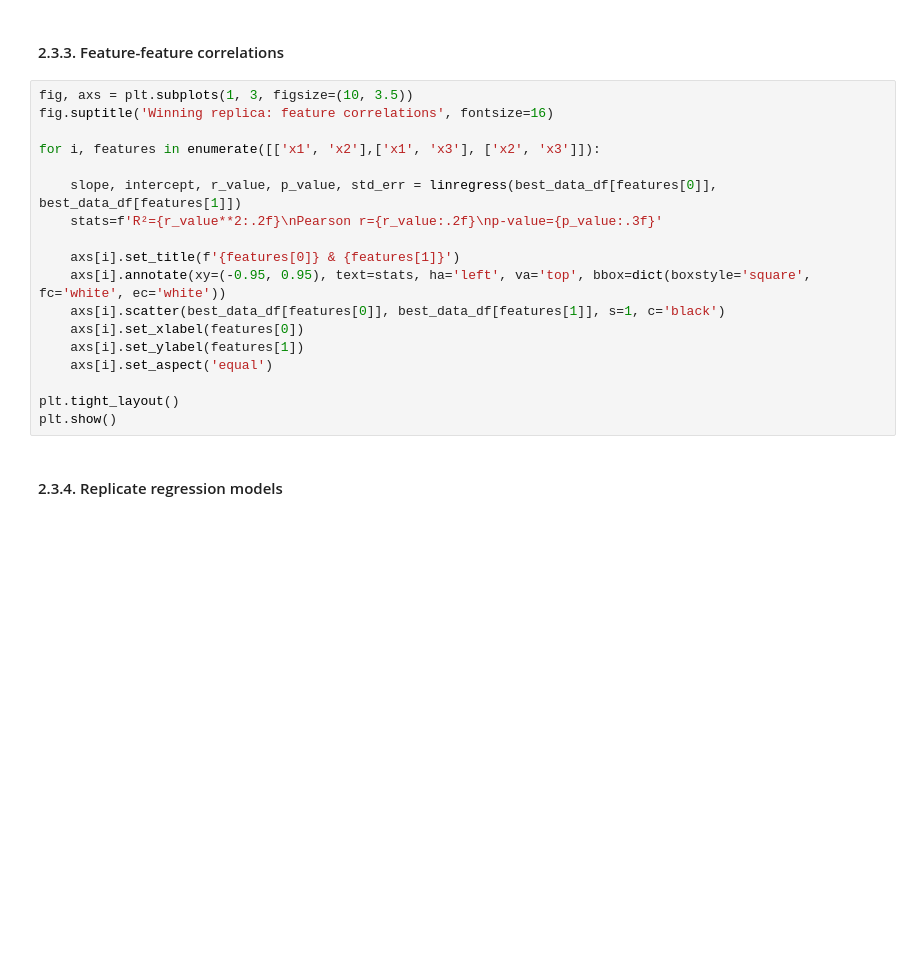
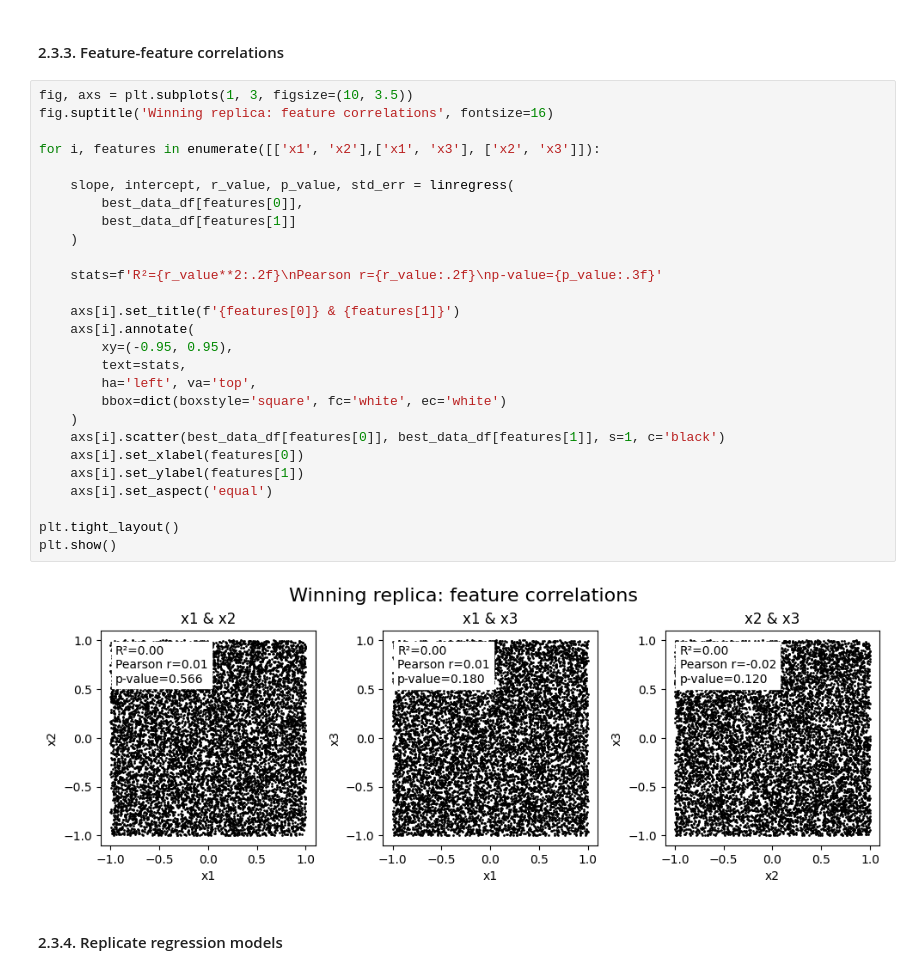
Before and after one commit to gperdrizet/hill_climber, a Jupyter notebook: notebooks/06-feature_interactions.ipynb, the cells around one changed output. Drawn from its saved outputs; the diff is of its cells as text; blank space fills up the shorter version.

```diff
--- a/notebooks/06-feature_interactions.ipynb
+++ b/notebooks/06-feature_interactions.ipynb
@@ -244,21 +244,32 @@ plt.show()
 # %%
 fig, axs = plt.subplots(1, 3, figsize=(10, 3.5))
 fig.suptitle('Winning replica: feature correlations', fontsize=16)
 
 for i, features in enumerate([['x1', 'x2'],['x1', 'x3'], ['x2', 'x3']]):
 
-    slope, intercept, r_value, p_value, std_err = linregress(best_data_df[features[0]], best_data_df[features[1]])
+    slope, intercept, r_value, p_value, std_err = linregress(
+        best_data_df[features[0]],
+        best_data_df[features[1]]
+    )
+
     stats=f'R²={r_value**2:.2f}\nPearson r={r_value:.2f}\np-value={p_value:.3f}'
 
     axs[i].set_title(f'{features[0]} & {features[1]}')
-    axs[i].annotate(xy=(-0.95, 0.95), text=stats, ha='left', va='top', bbox=dict(boxstyle='square', fc='white', ec='white'))
+    axs[i].annotate(
+        xy=(-0.95, 0.95),
+        text=stats,
+        ha='left', va='top',
+        bbox=dict(boxstyle='square', fc='white', ec='white')
+    )
     axs[i].scatter(best_data_df[features[0]], best_data_df[features[1]], s=1, c='black')
     axs[i].set_xlabel(features[0])
     axs[i].set_ylabel(features[1])
     axs[i].set_aspect('equal')
 
 plt.tight_layout()
 plt.show()
+# %% [output]
+[figure, added]
 # %% [markdown]
 #### 2.3.4. Replicate regression models
 # %%
```
Also changed, not shown: parts of 8 cells of this notebook, 2 other files.
